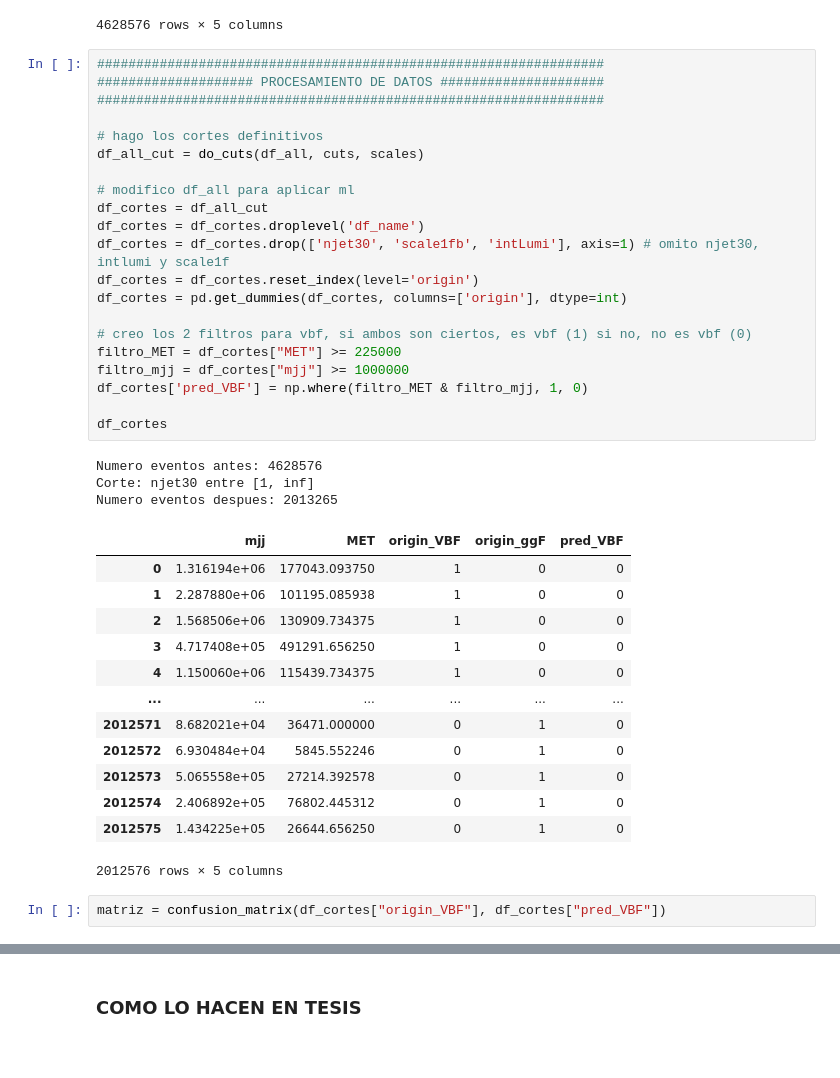
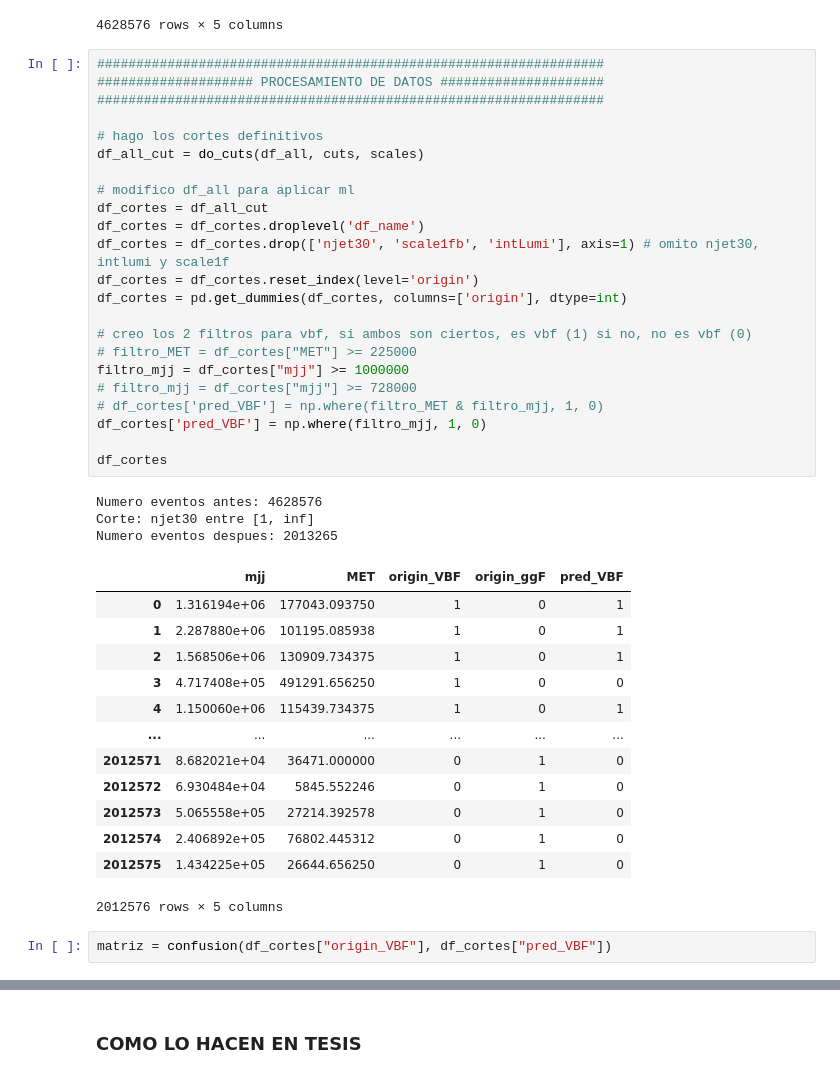
Before and after one commit to tomilee09/tesis_pregrado, a Jupyter notebook: analisis_cortes.ipynb, the cells around one changed output, grey strips where cells are left out. Cells and saved outputs as stored; diff of their text form.

```diff
--- a/analisis_cortes.ipynb
+++ b/analisis_cortes.ipynb
@@ -156,34 +85,36 @@ samples/VBF/frvz_vbf_500764
 # %%
 #################################################################
 #################### PROCESAMIENTO DE DATOS #####################
 #################################################################
 
 # hago los cortes definitivos
 df_all_cut = do_cuts(df_all, cuts, scales)
 
 # modifico df_all para aplicar ml
 df_cortes = df_all_cut
 df_cortes = df_cortes.droplevel('df_name')
 df_cortes = df_cortes.drop(['njet30', 'scale1fb', 'intLumi'], axis=1) # omito njet30, intlumi y scale1f
 df_cortes = df_cortes.reset_index(level='origin')
 df_cortes = pd.get_dummies(df_cortes, columns=['origin'], dtype=int)
 
 # creo los 2 filtros para vbf, si ambos son ciertos, es vbf (1) si no, no es vbf (0)
-filtro_MET = df_cortes["MET"] >= 225000
+# filtro_MET = df_cortes["MET"] >= 225000
 filtro_mjj = df_cortes["mjj"] >= 1000000
-df_cortes['pred_VBF'] = np.where(filtro_MET & filtro_mjj, 1, 0)
+# filtro_mjj = df_cortes["mjj"] >= 728000
+# df_cortes['pred_VBF'] = np.where(filtro_MET & filtro_mjj, 1, 0)
+df_cortes['pred_VBF'] = np.where(filtro_mjj, 1, 0)
 
 df_cortes
 # %% [output]
 Numero eventos antes: 4628576
 Corte: njet30 entre [1, inf]
 Numero eventos despues: 2013265
 |  | mjj | MET | origin_VBF | origin_ggF | pred_VBF |
-| 0 | 1.316194e+06 | 177043.093750 | 1 | 0 | 0 |
-| 1 | 2.287880e+06 | 101195.085938 | 1 | 0 | 0 |
-| 2 | 1.568506e+06 | 130909.734375 | 1 | 0 | 0 |
+| 0 | 1.316194e+06 | 177043.093750 | 1 | 0 | 1 |
+| 1 | 2.287880e+06 | 101195.085938 | 1 | 0 | 1 |
+| 2 | 1.568506e+06 | 130909.734375 | 1 | 0 | 1 |
 | 3 | 4.717408e+05 | 491291.656250 | 1 | 0 | 0 |
-| 4 | 1.150060e+06 | 115439.734375 | 1 | 0 | 0 |
+| 4 | 1.150060e+06 | 115439.734375 | 1 | 0 | 1 |
 | ... | ... | ... | ... | ... | ... |
 | 2012571 | 8.682021e+04 | 36471.000000 | 0 | 1 | 0 |
 | 2012572 | 6.930484e+04 | 5845.552246 | 0 | 1 | 0 |
@@ -192,5 +123,5 @@ Numero eventos despues: 2013265
 | 2012575 | 1.434225e+05 | 26644.656250 | 0 | 1 | 0 |
 2012576 rows × 5 columns
 # %%
-matriz = confusion_matrix(df_cortes["origin_VBF"], df_cortes["pred_VBF"])
+matriz = confusion(df_cortes["origin_VBF"], df_cortes["pred_VBF"])
 # %%
```
Also changed, not shown: parts of 5 cells of this notebook, 4 other files.
